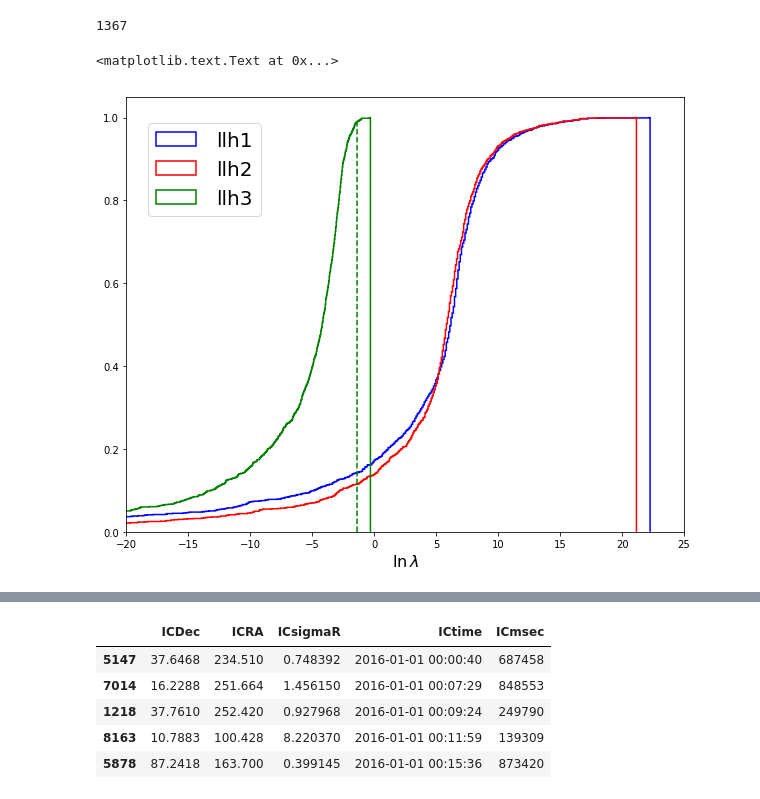
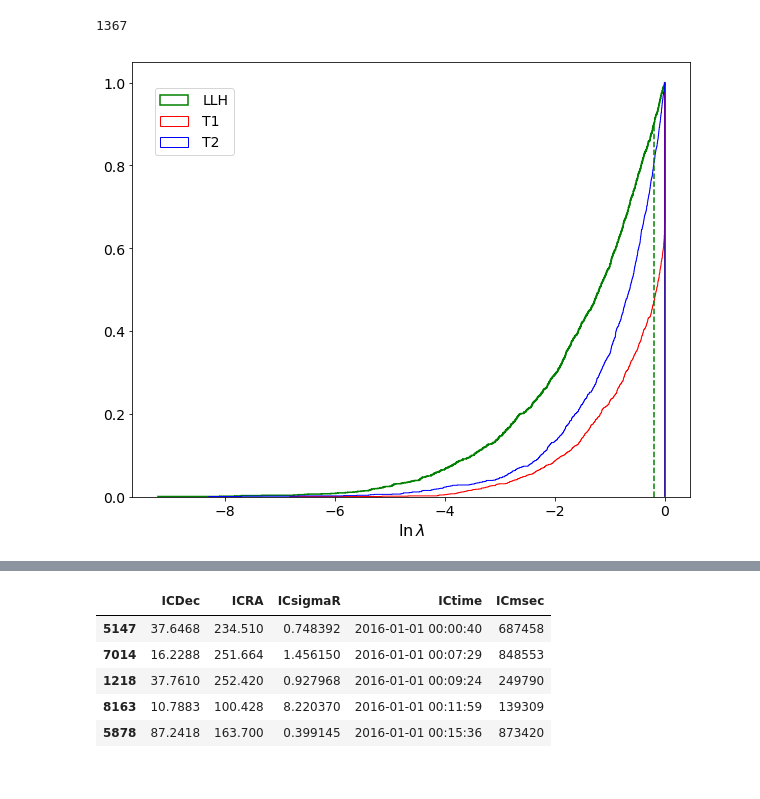
Before and after one commit to hayalaso/Analyses_AMON, a Jupyter notebook: HAWC_IC/multi_correlation_analysis.ipynb, the cells around one changed output, grey strips where cells are left out. Saved outputs shown, nothing was run; the diff lists cells and outputs as text; code cells hidden in the pictures.

```diff
--- a/HAWC_IC/multi_correlation_analysis.ipynb
+++ b/HAWC_IC/multi_correlation_analysis.ipynb
@@ -219,30 +232,49 @@ len(df_result3)
 # %% [output]
 1367
 # %%
-cllh=plt.hist(df_result1.LLH,cumulative=True,normed=1,
-         histtype='step',
-         color='b',
-         lw=1.5,
-         bins=2000,
-         label='llh1')
-cllh=plt.hist(df_result2.LLH,cumulative=True,normed=1,
-         histtype='step',
-         color='r',
-         lw=1.5,
-         bins=2000,
-         label='llh2')
+rcParams['font.size']=14
+# cllh=plt.hist(df_result1.LLH,cumulative=True,normed=1,
+#          histtype='step',
+#          color='b',
+#          lw=1.5,
+#          bins=2000,
+#          label='llh1')
+# cllh=plt.hist(df_result2.LLH,cumulative=True,normed=1,
+#          histtype='step',
+#          color='r',
+#          lw=1.5,
+#          bins=2000,
+#          label='llh2')
 cllh=plt.hist(df_result3.LLH,cumulative=True,normed=1,
          histtype='step',
          color='g',
          lw=1.5,
          bins=2000,
-         label='llh3')
-xlim(-20,25)
-perc2 = np.percentile(df_result3.LLH,99)
-plt.vlines(perc2,0,0.99,color='green',linestyles='--')
+         label='LLH')
+cllh=plt.hist(df_result3.T1,cumulative=True,normed=1,
+         histtype='step',
+         color='r',
+         lw=1.,
+         bins=2000,
+         label='T1')
+cllh=plt.hist(df_result3.T2,cumulative=True,normed=1,
+         histtype='step',
+         color='b',
+         lw=1.,
+         bins=2000,
+         label='T2')
+# cllh=plt.hist(df_result3.T3,cumulative=True,normed=1,
+#          histtype='step',
+#          color='k',
+#          lw=1.,
+#          bins=2000,
+#          label='T3')
+#xlim(-20,10)
+perc2 = np.percentile(df_result3.LLH,90)
+plt.vlines(perc2,0,0.9,color='green',linestyles='--',lw=1.5)
 l=legend(bbox_to_anchor=(0.04,0.94),loc=2,borderaxespad=0,numpoints=1,fancybox=True,
-         handletextpad=1,handlelength=2,prop={'size':20})
+         handletextpad=1,handlelength=2,prop={'size':14})
 xlabel(r'$\ln \, \lambda$',fontsize=16)
+savefig('/Users/hugo/AMON/Technical_Notes/IC-HAWC_Analysis/CLLH.pdf')
 # %% [output]
-<matplotlib.text.Text at 0x...>
-[figure, old version]
+[figure, new version]
```
Also changed, not shown: parts of 17 cells of this notebook, 1 other file.
